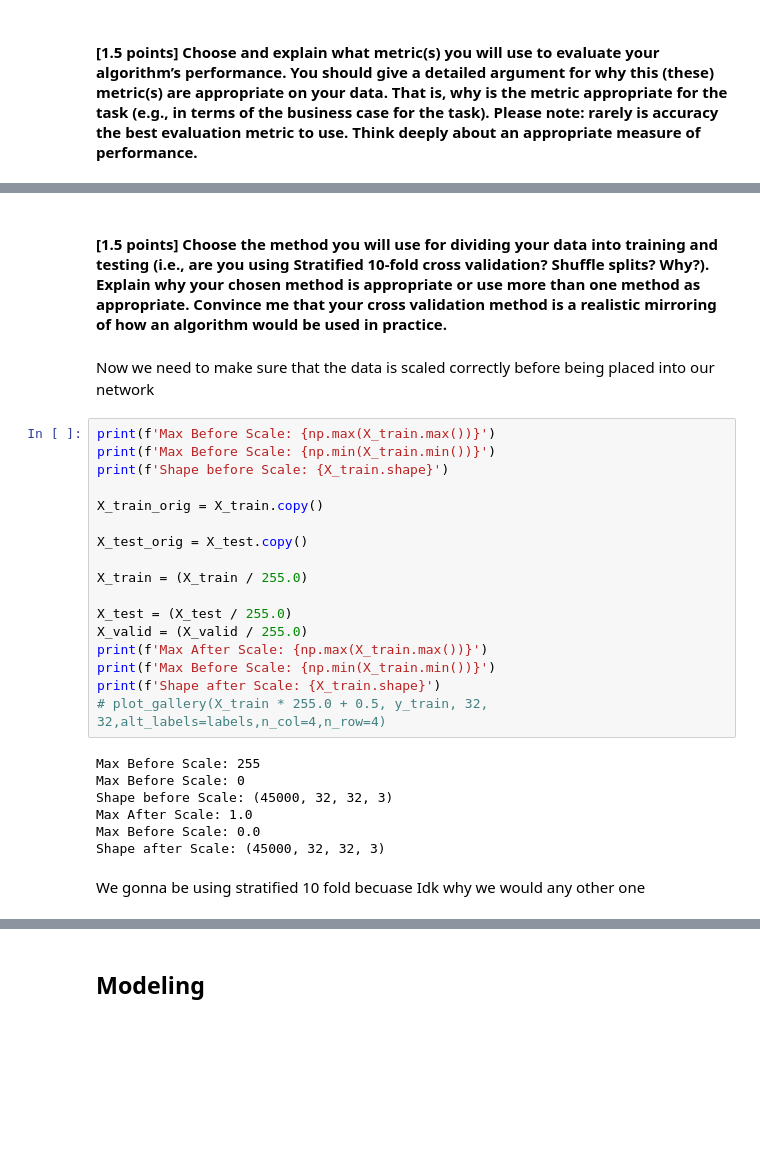
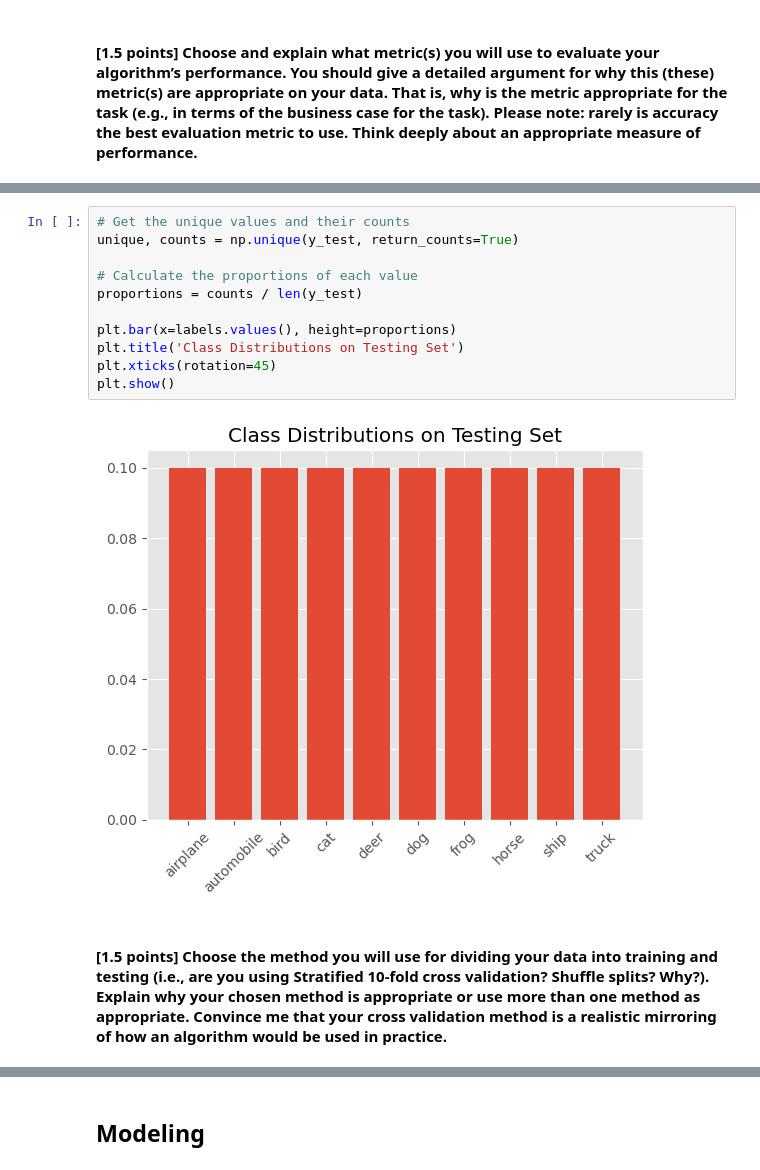
Before and after one commit to diogo-fae/ML-Lab-Six--CNNs, a Jupyter notebook: Lab Six: CNNs.ipynb, the cells around one changed output, grey strips where cells are left out. Saved outputs shown, nothing was run; the diff lists cells and outputs as text; blank space fills up the shorter version.

```diff
--- a/Lab Six: CNNs.ipynb
+++ b/Lab Six: CNNs.ipynb
@@ -105,30 +104,15 @@ plot_gallery(X_train, y_train, 32, 32,alt_labels=labels,n_col=4,n_row=4)
+# %%
+# Get the unique values and their counts
+unique, counts = np.unique(y_test, return_counts=True)
+
+# Calculate the proportions of each value
+proportions = counts / len(y_test)
+
+plt.bar(x=labels.values(), height=proportions)
+plt.title('Class Distributions on Testing Set')
+plt.xticks(rotation=45)
+plt.show()
+# %% [output]
+[figure, added]
 # %% [markdown]
 #### **[1.5 points]** Choose the method you will use for dividing your data into training and testing (i.e., are you using Stratified 10-fold cross validation? Shuffle splits? Why?). Explain why your chosen method is appropriate or use more than one method as appropriate. Convince me that your cross validation method is a realistic mirroring of how an algorithm would be used in practice.
-# %% [markdown]
-Now we need to make sure that the data is scaled correctly before being placed into our network
-# %%
-print(f'Max Before Scale: {np.max(X_train.max())}')
-print(f'Max Before Scale: {np.min(X_train.min())}')
-print(f'Shape before Scale: {X_train.shape}')
-
-X_train_orig = X_train.copy()
-
-X_test_orig = X_test.copy()
-
-X_train = (X_train / 255.0)
-
-X_test = (X_test / 255.0)
-X_valid = (X_valid / 255.0)
-print(f'Max After Scale: {np.max(X_train.max())}')
-print(f'Max Before Scale: {np.min(X_train.min())}')
-print(f'Shape after Scale: {X_train.shape}')
-# plot_gallery(X_train * 255.0 + 0.5, y_train, 32, 32,alt_labels=labels,n_col=4,n_row=4)
-# %% [output]
-Max Before Scale: 255
-Max Before Scale: 0
-Shape before Scale: (45000, 32, 32, 3)
-Max After Scale: 1.0
-Max Before Scale: 0.0
-Shape after Scale: (45000, 32, 32, 3)
-# %% [markdown]
-We gonna be using stratified 10 fold becuase Idk why we would any other one
```
Also changed, not shown: parts of 37 cells of this notebook, 1 other file.
